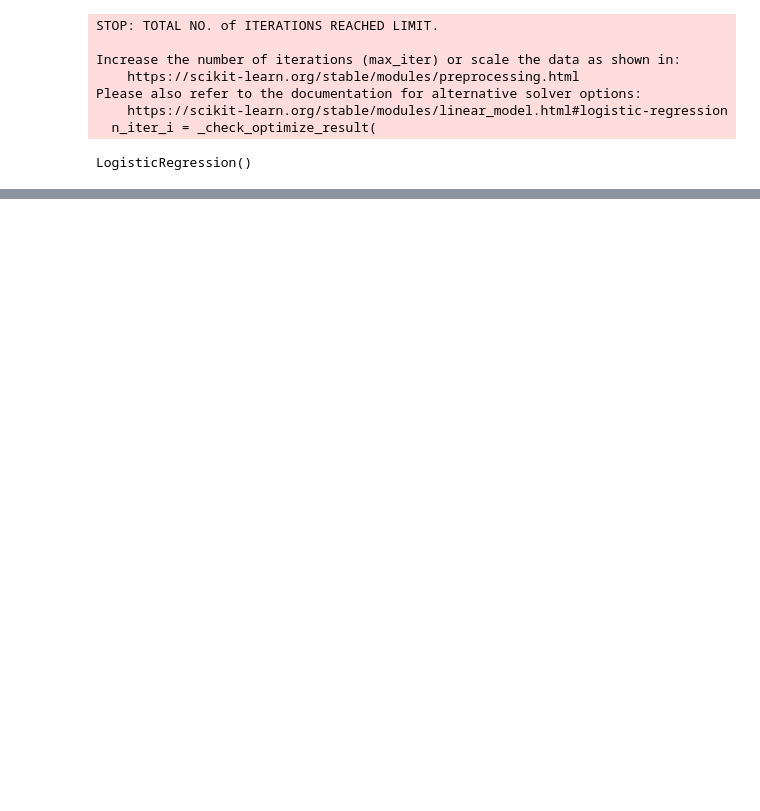
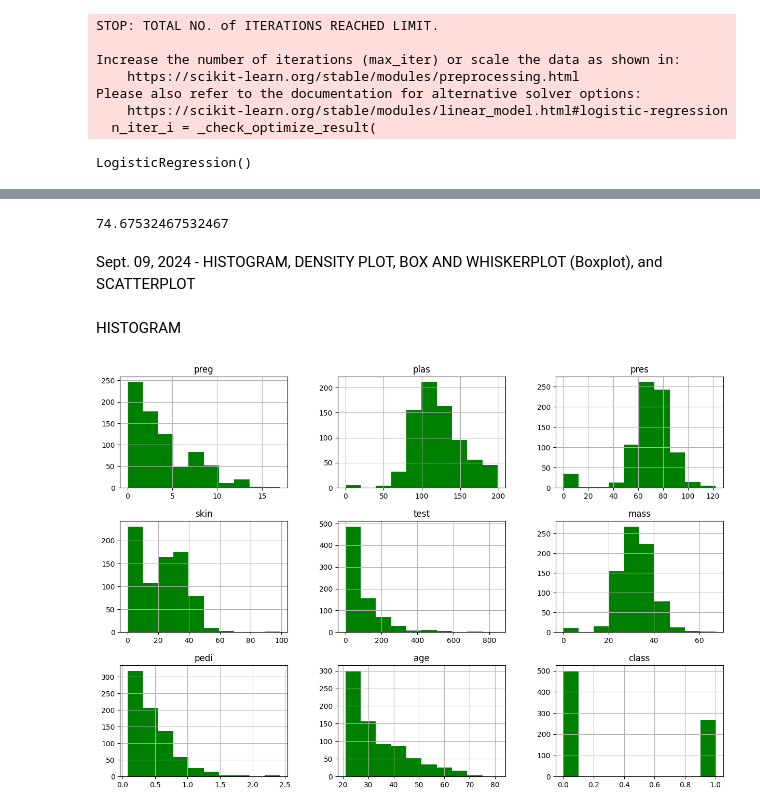
Before and after one commit to Nicolecoline/cole-EDA-CS103, a Jupyter notebook: Assignment.ipynb, the cells around one changed output, grey strips where cells are left out. Cells and saved outputs as stored; diff of their text form; code cells hidden in the pictures; blank space fills up the shorter version.

```diff
--- a/Assignment.ipynb
+++ b/Assignment.ipynb
@@ -206,0 +270,17 @@ LogisticRegression()
+# %%
+print(accuracy_score(y_test,y_pred)*100)
+# %% [output]
+74.67532467532467
+# %% [markdown]
+Sept. 09, 2024 - HISTOGRAM, DENSITY PLOT, BOX AND WHISKERPLOT (Boxplot), and SCATTERPLOT
+# %% [markdown]
+HISTOGRAM
+# %%
+filename = 'pima-indians-diabetes.data.csv'
+names = ['preg', 'plas', 'pres', 'skin', 'test', 'mass', 'pedi', 'age', 'class']
+data = read_csv("/gdrive/MyDrive/Colab Notebooks/pima-indians-diabetes.csv")
+
+data.hist(color='green')
+pyplot.show()
+# %% [output]
+[figure, added]
```
Also changed, not shown: parts of 12 cells of this notebook.
